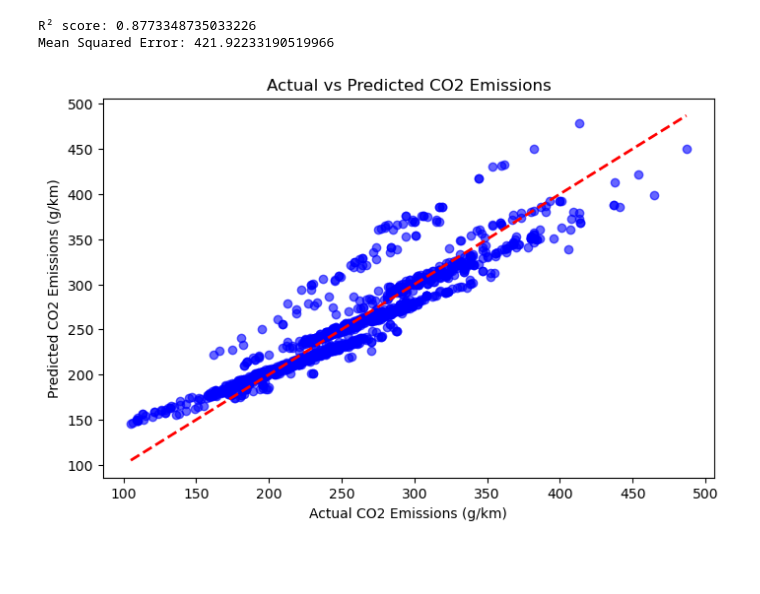
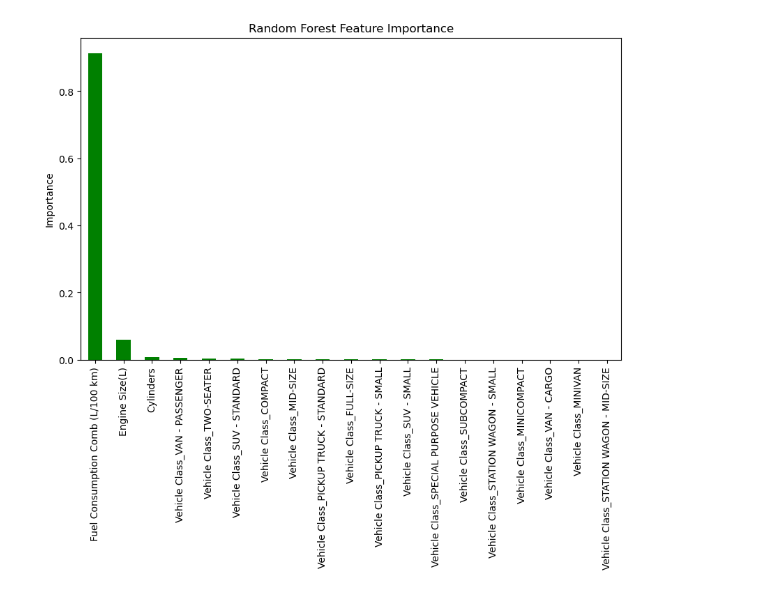
Before and after one commit to ShreyasSK4114/CO2-emission, a Jupyter notebook: cars.ipynb, the cells around one changed output. Cells and saved outputs as stored; diff of their text form; code cells hidden in the pictures; blank space fills up the shorter version.

```diff
--- a/cars.ipynb
+++ b/cars.ipynb
@@ -9,3 +30,4 @@ import numpy as np
 # %%
-data = pd.read_csv('cars.csv')
+X = df[["Engine Size(L)", "Cylinders", "Fuel Consumption Comb (L/100 km)", "Vehicle Class"]]
+y = df["CO2 Emissions(g/km)"]
 # %%
@@ -31,16 +113,18 @@ y_pred = model.predict(X_test_scaled)
 # %%
-print("R² score:", r2_score(y_test, y_pred))
-print("Mean Squared Error:", mean_squared_error(y_test, y_pred))
+# Get feature names from encoder
+ohe = rf_model.named_steps["preprocessor"].named_transformers_["cat"]
+ohe_features = list(ohe.get_feature_names_out(["Vehicle Class"]))
+all_features = ohe_features + ["Engine Size(L)", "Cylinders", "Fuel Consumption Comb (L/100 km)"]
+
+# Get importance
+importances = rf_model.named_steps["regressor"].feature_importances_
+feature_importance = pd.Series(importances, index=all_features).sort_values(ascending=False)
+
+# Plot
+plt.figure(figsize=(10,6))
+feature_importance.plot(kind="bar", color="green")
+plt.title("Random Forest Feature Importance")
+plt.ylabel("Importance")
+plt.show()
 # %% [output]
-R² score: 0.8773348735033226
-Mean Squared Error: 421.92233190519966
+[figure, added]
-# %%
-plt.figure(figsize=(8,5))
-plt.scatter(y_test, y_pred, color='blue', alpha=0.6)
-plt.plot([y_test.min(), y_test.max()], [y_test.min(), y_test.max()], 'r--', lw=2)  # perfect prediction line
-plt.xlabel('Actual CO2 Emissions (g/km)')
-plt.ylabel('Predicted CO2 Emissions (g/km)')
-plt.title('Actual vs Predicted CO2 Emissions')
-plt.show()
-# %% [output]
-[figure, removed]
```
Also changed, not shown: parts of 13 cells of this notebook.
